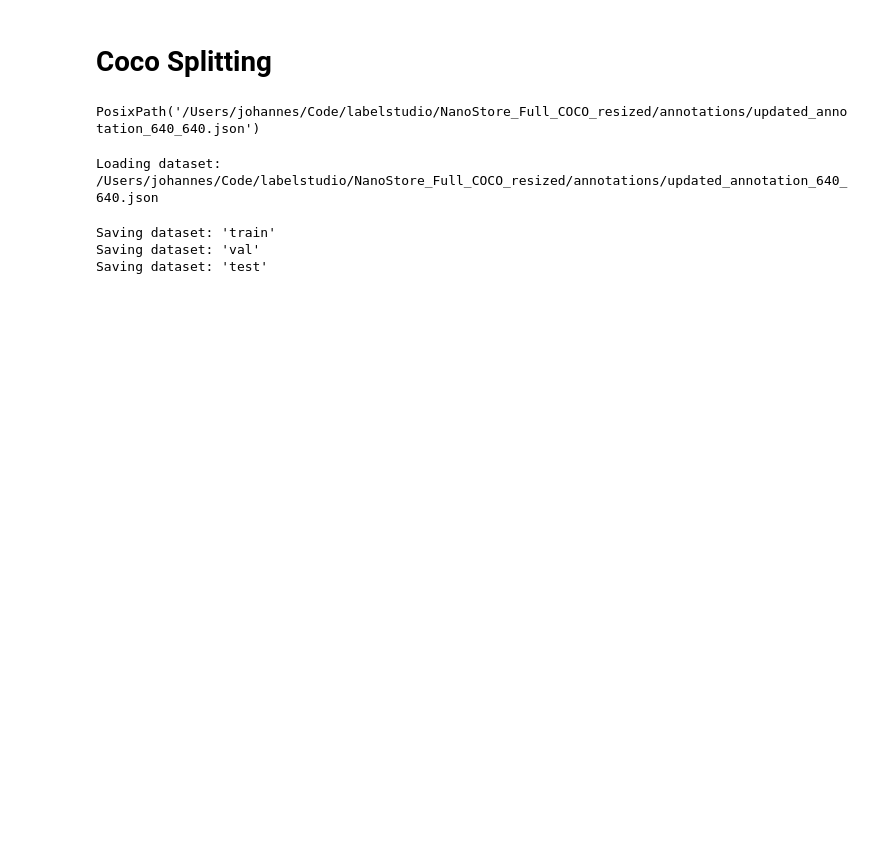
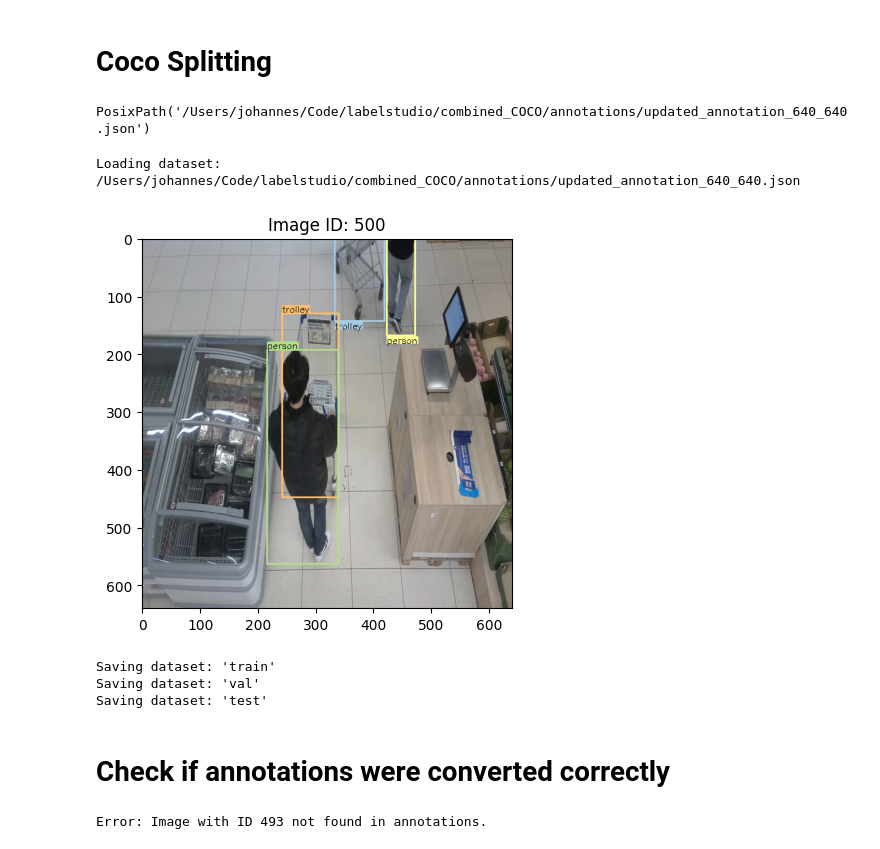
Before and after one commit to KarlLearnsAI/object-detection, a Jupyter notebook: data-management/custom_coco_dataset.ipynb, the cells around one changed output. Drawn from its saved outputs; the diff is of its cells as text; code cells hidden in the pictures; blank space fills up the shorter version.

```diff
--- a/data-management/custom_coco_dataset.ipynb
+++ b/data-management/custom_coco_dataset.ipynb
@@ -120,18 +126,24 @@ output_json_path = resize_annotations(original_json_file, output_folder, target_
 from pathlib import Path
 from cocohelper import COCOHelper
 from cocohelper.splitters.proportional import ProportionalDataSplitter
-
+output_json_path = "/Users/johannes/Code/labelstudio/combined_COCO/annotations/updated_annotation_640_640.json"
 root_dir = Path(output_json_path)
 image_dir = ""
 # %%
 root_dir
 # %% [output]
-PosixPath('/Users/johannes/Code/labelstudio/NanoStore_Full_COCO_resized/annotations/updated_annotation_640_640.json')
+PosixPath('/Users/johannes/Code/labelstudio/combined_COCO/annotations/updated_annotation_640_640.json')
 # %%
 print(f"Loading dataset: {output_json_path}")
 ch = COCOHelper.load_json(output_json_path, img_dir=image_dir)
 # %% [output]
-Loading dataset: /Users/johannes/Code/labelstudio/NanoStore_Full_COCO_resized/annotations/updated_annotation_640_640.json
+Loading dataset: /Users/johannes/Code/labelstudio/combined_COCO/annotations/updated_annotation_640_640.json
+# %%
+from cocohelper.visualizer import COCOVisualizer
+
+COCOVisualizer(ch).visualize(img_id=500, show_bbox=True, show_segmentation=True)
+# %% [output]
+[figure, added]
 # %%
 splitter = ProportionalDataSplitter(70, 20, 10)
 ch_train, ch_val, ch_test = splitter.apply(ch)
@@ -145,3 +157,5 @@ for ch, ch_name in zip([ch_train, ch_val, ch_test], ["train", "val", "test"]):
 Saving dataset: 'train'
 Saving dataset: 'val'
 Saving dataset: 'test'
+# %% [markdown]
+# Check if annotations were converted correctly
@@ -147,0 +262,8 @@ Saving dataset: 'test'
+# %%
+image_id = 493
+annotation_path = "/Users/johannes/Code/labelstudio/combined_COCO/annotations/train_640.json"
+image_dir = "/Users/johannes/Code/labelstudio/combined_COCO"
+
+display_coco_image(image_id, annotation_path, image_dir, flip_vertical=True)
+# %% [output]
+Error: Image with ID 493 not found in annotations.
```
Also changed, not shown: parts of 5 cells of this notebook, 42 other files.
